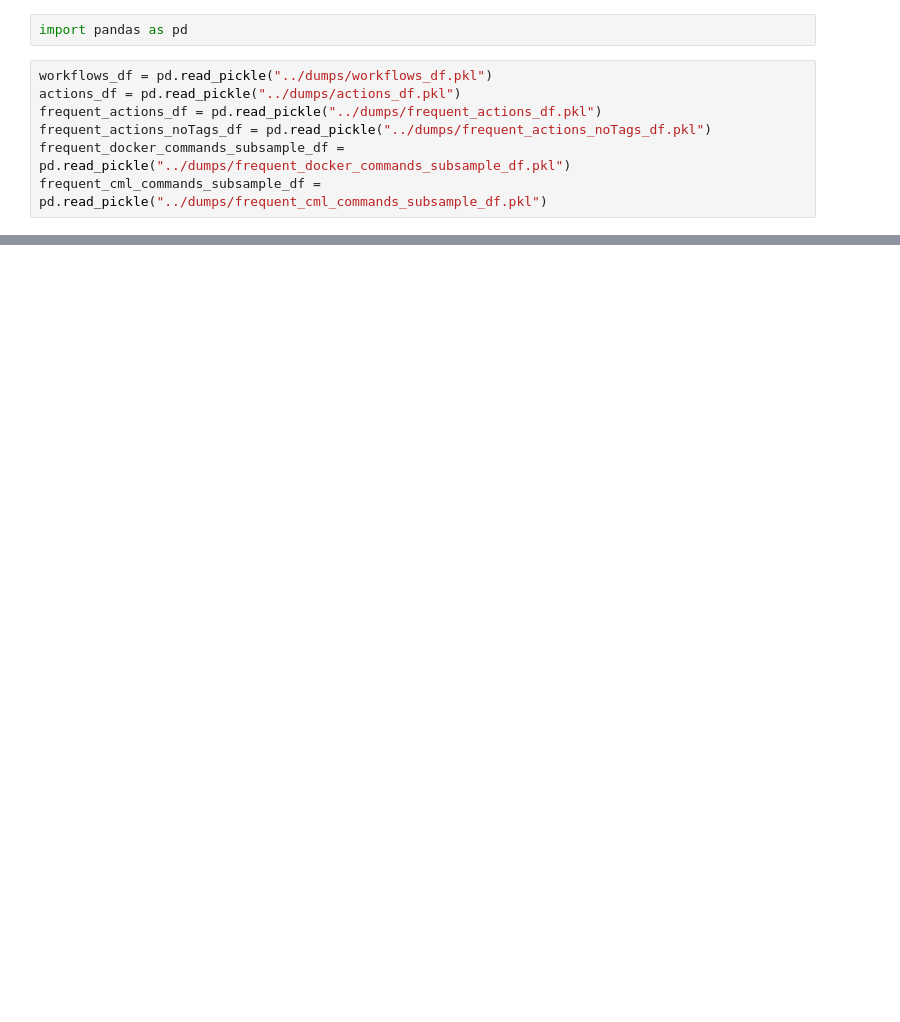
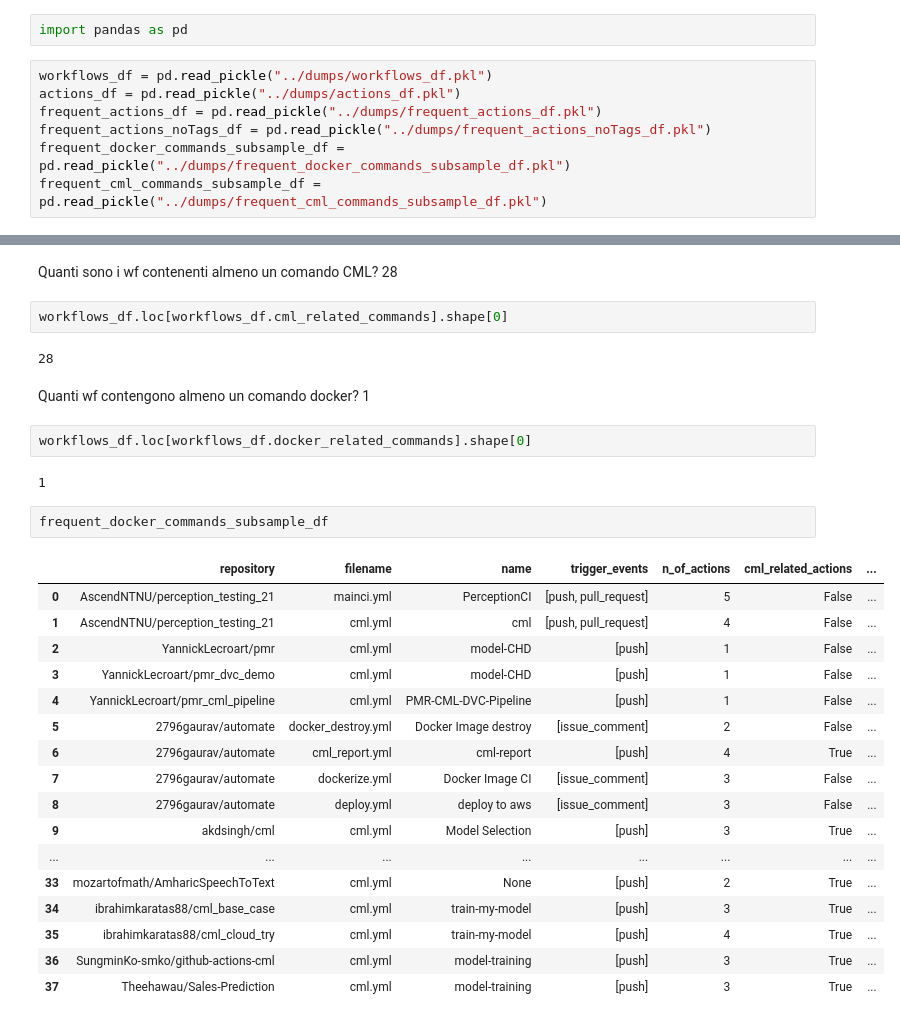
Before and after one commit to collab-uniba/mlops4aisystems, a Jupyter notebook: notebooks/Final analysis.ipynb, the cells around one changed output, grey strips where cells are left out. Saved outputs shown, nothing was run; the diff lists cells and outputs as text; blank space fills up the shorter version.

```diff
--- a/notebooks/Final analysis.ipynb
+++ b/notebooks/Final analysis.ipynb
@@ -9,0 +85,32 @@ frequent_cml_commands_subsample_df = pd.read_pickle("../dumps/frequent_cml_comma
+# %% [markdown]
+Quanti sono i wf contenenti almeno un comando CML? 28
+# %%
+workflows_df.loc[workflows_df.cml_related_commands].shape[0]
+# %% [output]
+28
+# %% [markdown]
+Quanti wf contengono almeno un comando docker? 1
+# %%
+workflows_df.loc[workflows_df.docker_related_commands].shape[0]
+# %% [output]
+1
+# %%
+frequent_docker_commands_subsample_df
+# %% [output]
+|  | repository | filename | name | trigger_events | n_of_actions | cml_related_actions | ... |
+| 0 | AscendNTNU/perception_testing_21 | mainci.yml | PerceptionCI | [push, pull_request] | 5 | False | ... |
+| 1 | AscendNTNU/perception_testing_21 | cml.yml | cml | [push, pull_request] | 4 | False | ... |
+| 2 | YannickLecroart/pmr | cml.yml | model-CHD | [push] | 1 | False | ... |
+| 3 | YannickLecroart/pmr_dvc_demo | cml.yml | model-CHD | [push] | 1 | False | ... |
+| 4 | YannickLecroart/pmr_cml_pipeline | cml.yml | PMR-CML-DVC-Pipeline | [push] | 1 | False | ... |
+| 5 | 2796gaurav/automate | docker_destroy.yml | Docker Image destroy | [issue_comment] | 2 | False | ... |
+| 6 | 2796gaurav/automate | cml_report.yml | cml-report | [push] | 4 | True | ... |
+| 7 | 2796gaurav/automate | dockerize.yml | Docker Image CI | [issue_comment] | 3 | False | ... |
+| 8 | 2796gaurav/automate | deploy.yml | deploy to aws | [issue_comment] | 3 | False | ... |
+| 9 | akdsingh/cml | cml.yml | Model Selection | [push] | 3 | True | ... |
+| ... | ... | ... | ... | ... | ... | ... | ... |
+| 33 | mozartofmath/AmharicSpeechToText | cml.yml | None | [push] | 2 | True | ... |
+| 34 | ibrahimkaratas88/cml_base_case | cml.yml | train-my-model | [push] | 3 | True | ... |
+| 35 | ibrahimkaratas88/cml_cloud_try | cml.yml | train-my-model | [push] | 4 | True | ... |
+| 36 | SungminKo-smko/github-actions-cml | cml.yml | model-training | [push] | 3 | True | ... |
+| 37 | Theehawau/Sales-Prediction | cml.yml | model-training | [push] | 3 | True | ... |
```
Also changed, not shown: parts of 7 cells of this notebook.
